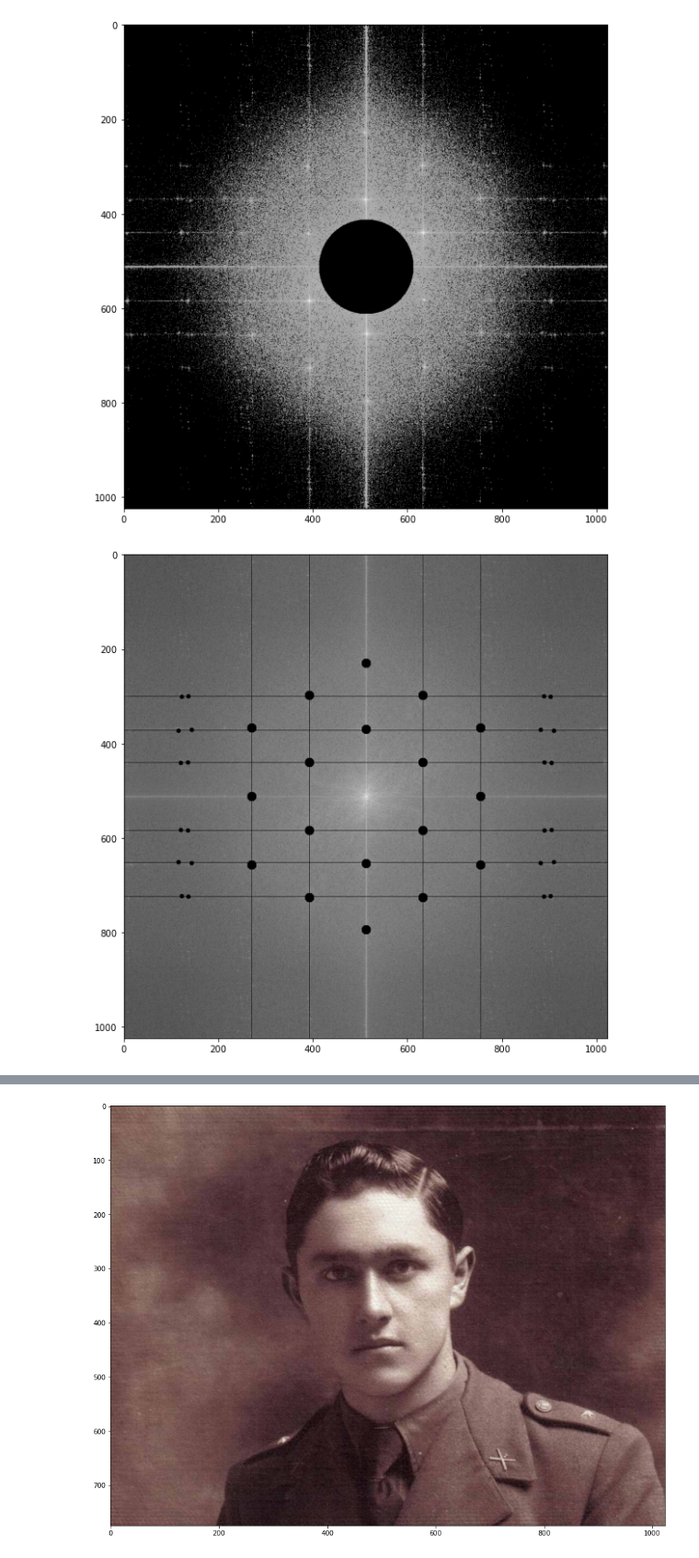
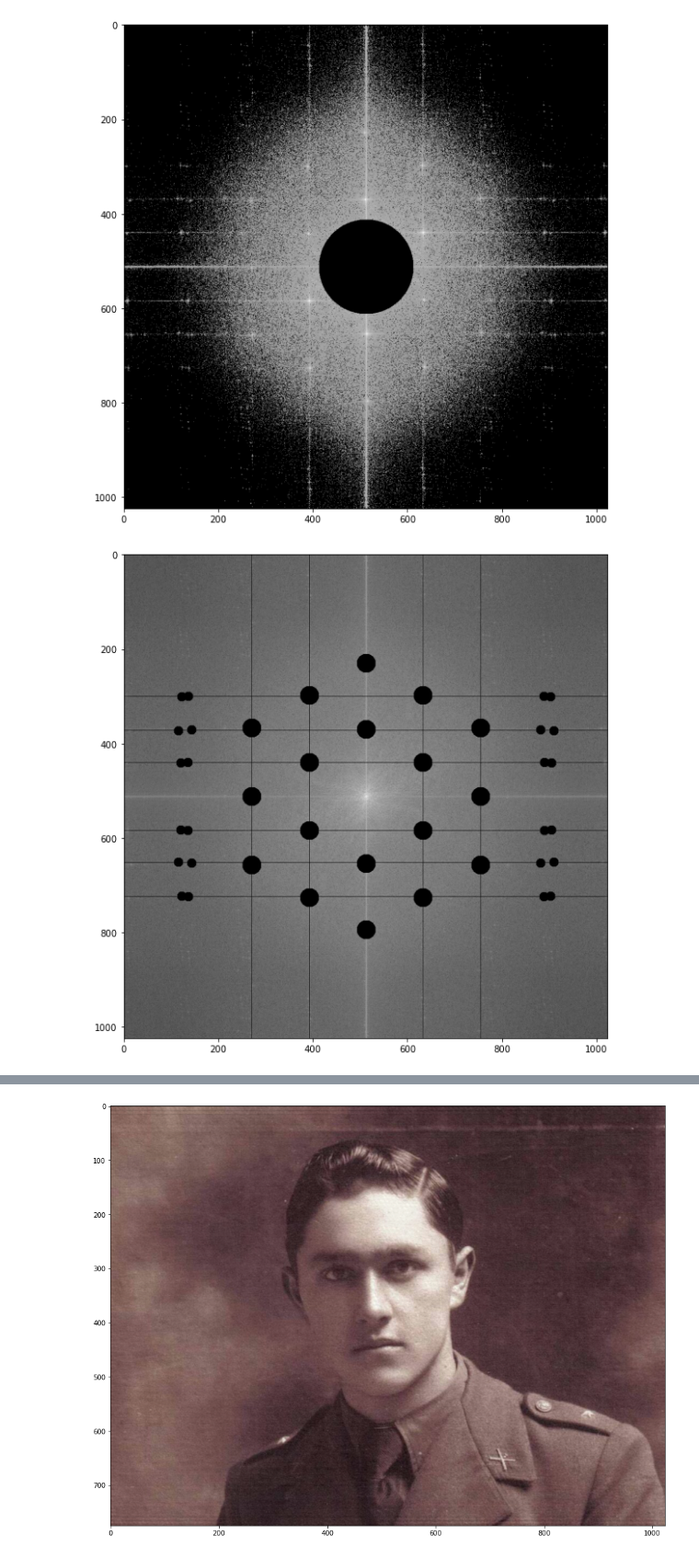
Before and after one commit to samrere/fft-from-scratch, a Jupyter notebook: pattern_removal.ipynb, the cells around one changed output, grey strips where cells are left out. Shown at 92% size. Saved outputs shown, nothing was run; the diff lists cells and outputs as text; code cells hidden in the pictures.

```diff
--- a/pattern_removal.ipynb
+++ b/pattern_removal.ipynb
@@ -58,33 +58,33 @@ plt.show()
 # %%
 # set periodic patterns to zero
 centers_strong=[(230,512),(370,512),(298,632),(440,632),(512,754),(367,754)]
 for r,c in centers_strong:
     for center in [(r,c),(1024-r,c),(r,1024-c),(1024-r,1024-c)]:
-        rr,cc=disk(center,10)
+        rr,cc=disk(center,20)
         mag[rr, cc]=0
 
 centers_weak=[(300,888),(301,902),(373,909),(371,881),(441,904),(440,889)]
 for r,c in centers_weak:
     for center in [(r,c),(1024-r,c),(r,1024-c),(1024-r,1024-c)]:
-        rr,cc=disk(center,5)
+        rr,cc=disk(center,10)
         mag[rr, cc]=0
 
 mag[:,632]=0
 mag[:,754]=0
 mag[:,1024-632]=0
 mag[:,1024-754]=0
 
 mag[300,:]=0
 mag[372,:]=0
 mag[440,:]=0
 mag[1024-300,:]=0
 mag[1024-372,:]=0
 mag[1024-440,:]=0
 plt.figure(figsize=(10,10))
 plt.imshow(np.log(1+np.linalg.norm(mag,axis=-1)),cmap='gray')
 plt.show()
 # %% [output]
-[figure, old version]
+[figure, new version]
 # %%
 %%time
 # combine
```
Also changed, not shown: parts of 3 cells of this notebook, 1 other file.
